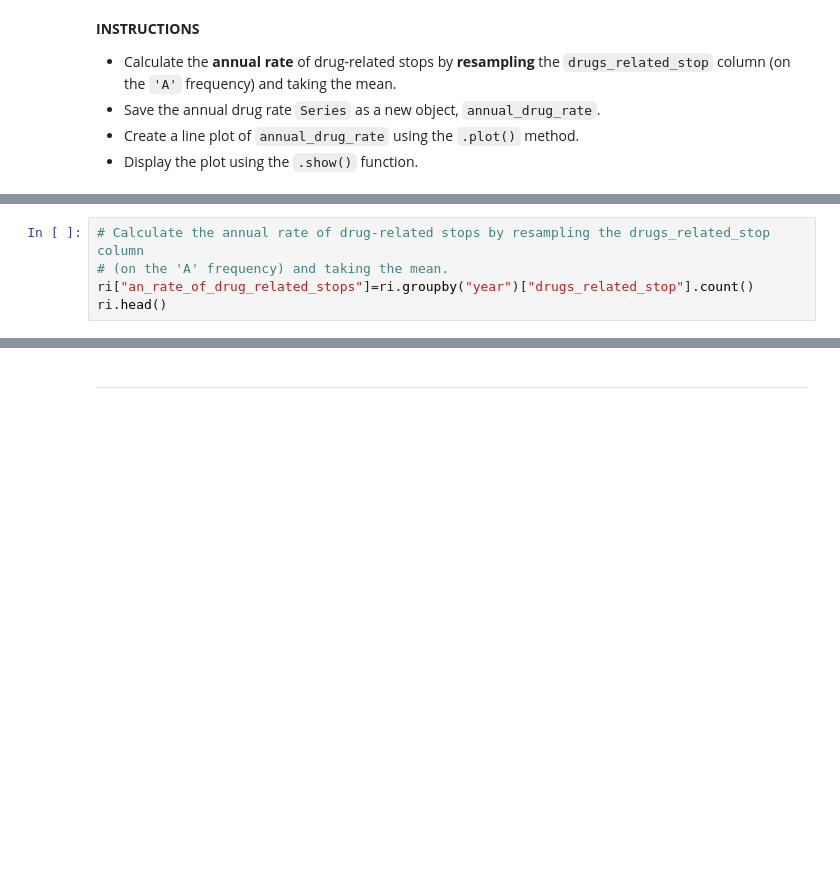
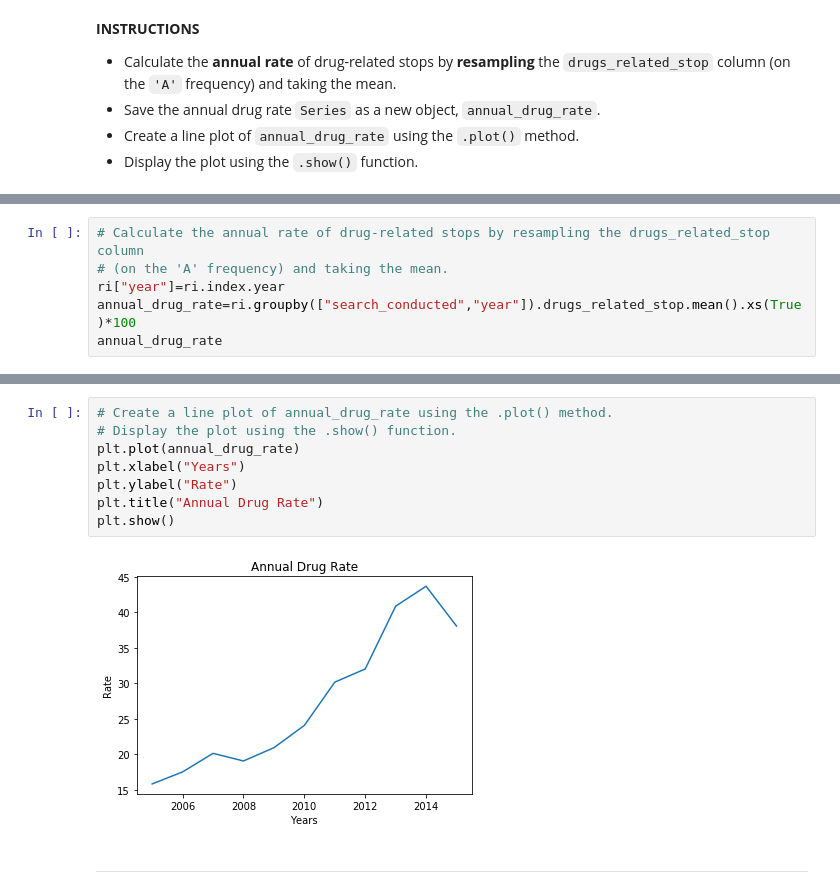
Before and after one commit to fidanfatih/Data_Visualization_with_Python, a Jupyter notebook: 01-EU_DS_DAPy_M1-(TrafficPoliceStops)/03-visual-exploratory-data-analysis(Student)_new.ipynb, the cells around one changed output, grey strips where cells are left out. Drawn from its saved outputs; the diff is of its cells as text; blank space fills up the shorter version.

```diff
--- a/01-EU_DS_DAPy_M1-(TrafficPoliceStops)/03-visual-exploratory-data-analysis(Student)_new.ipynb
+++ b/01-EU_DS_DAPy_M1-(TrafficPoliceStops)/03-visual-exploratory-data-analysis(Student)_new.ipynb
@@ -136,6 +134,7 @@ ri["year"]=ri.index.year
 # %%
 # Calculate the annual rate of drug-related stops by resampling the drugs_related_stop column
 # (on the 'A' frequency) and taking the mean.
-ri["an_rate_of_drug_related_stops"]=ri.groupby("year")["drugs_related_stop"].count()
-ri.head()
+ri["year"]=ri.index.year
+annual_drug_rate=ri.groupby(["search_conducted","year"]).drugs_related_stop.mean().xs(True)*100
+annual_drug_rate
 # %% [output]
@@ -150,3 +179,13 @@ ri.head()
+# %%
+# Create a line plot of annual_drug_rate using the .plot() method.
+# Display the plot using the .show() function.
+plt.plot(annual_drug_rate)
+plt.xlabel("Years")
+plt.ylabel("Rate")
+plt.title("Annual Drug Rate")
+plt.show()
+# %% [output]
+[figure, added]
 # %% [markdown]
 ***
 # %% [markdown]
```
Also changed, not shown: parts of 33 cells of this notebook.
